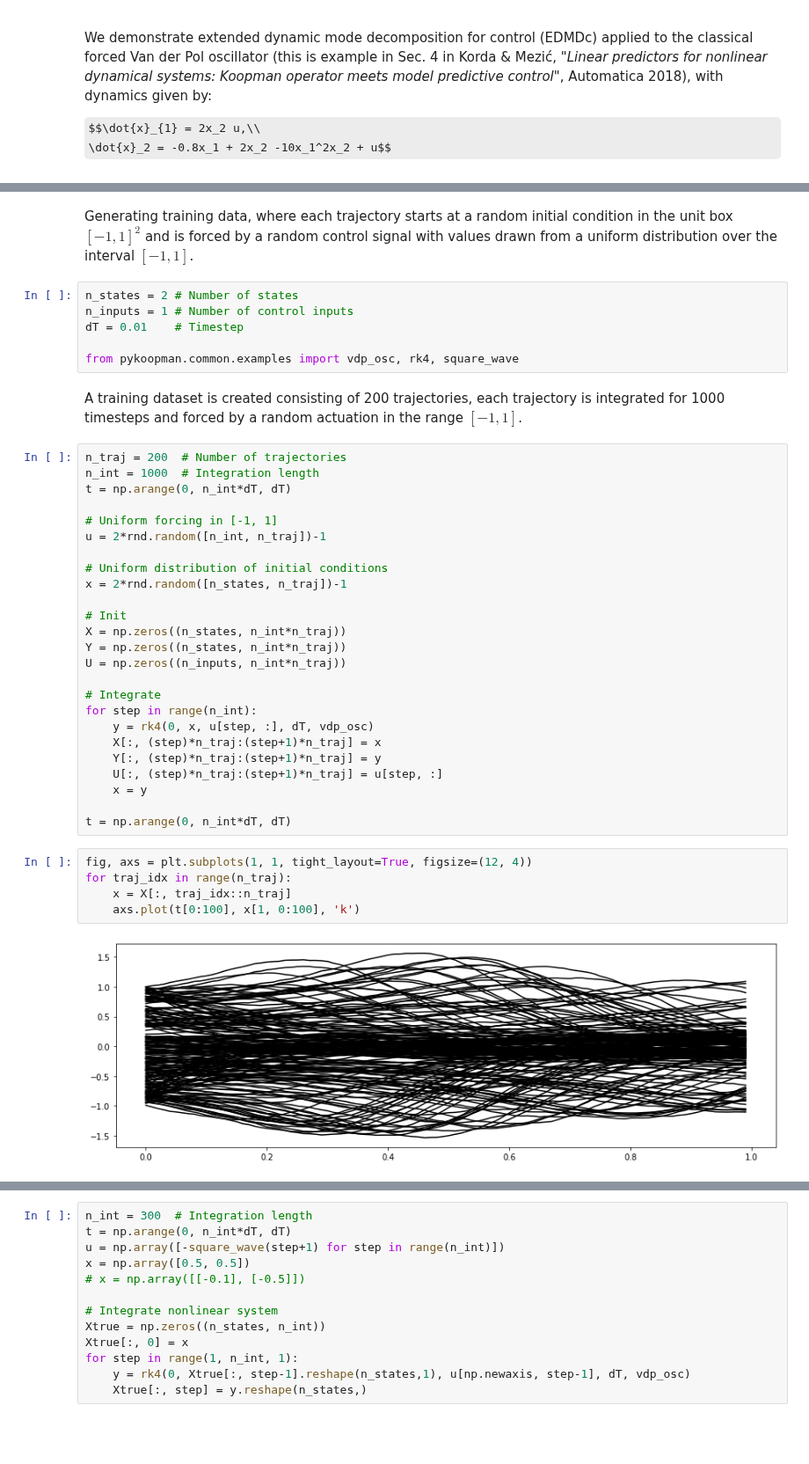
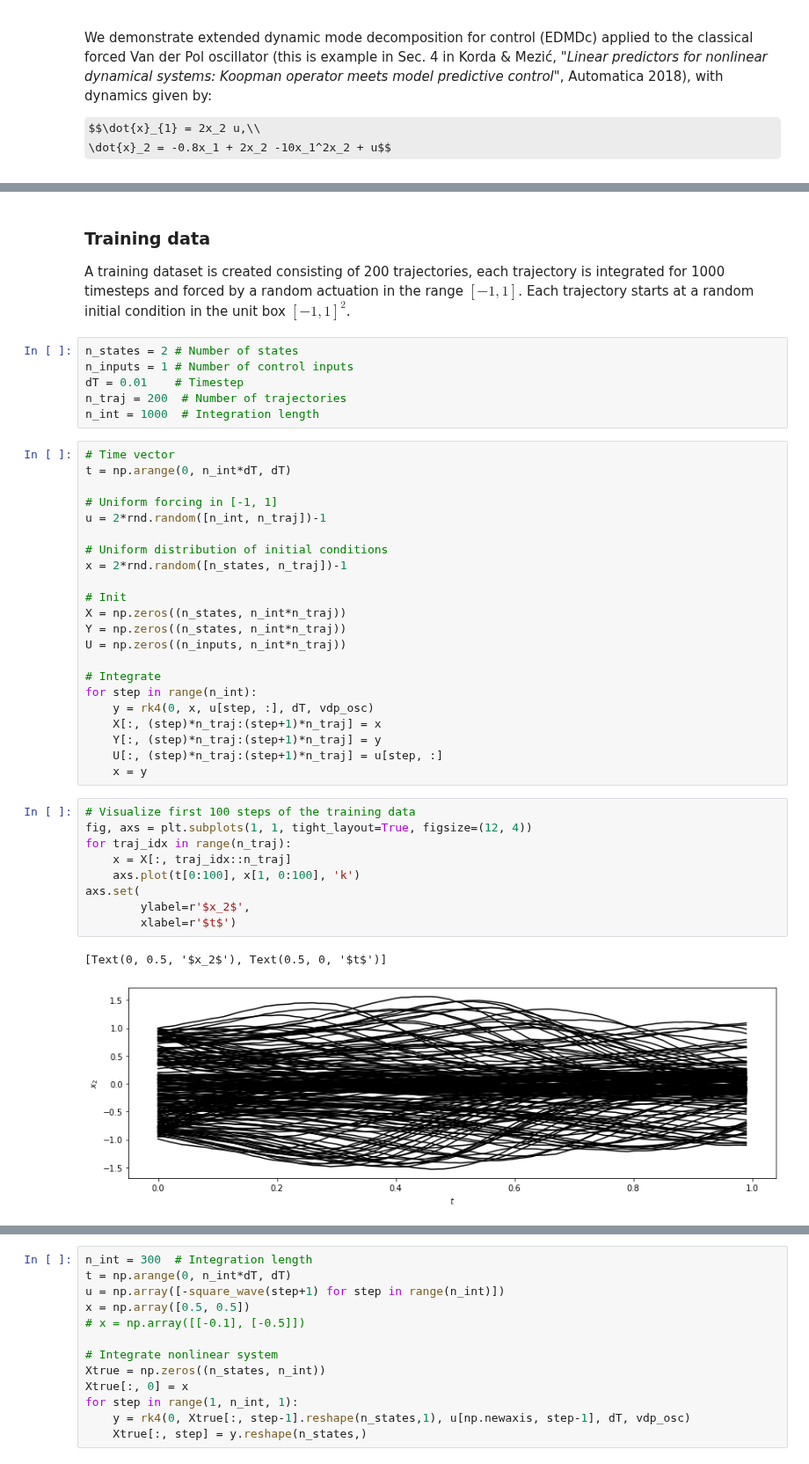
Before and after one commit to dynamicslab/pykoopman, a Jupyter notebook: examples/tutorial_koopman_edmdc.ipynb, the cells around one changed output, grey strips where cells are left out. Shown at 88% size. Cells and saved outputs as stored; diff of their text form; some formulas as TeX source; blank space fills up the shorter version.

Commit message:
doc: clean up example

```diff
--- a/examples/tutorial_koopman_edmdc.ipynb
+++ b/examples/tutorial_koopman_edmdc.ipynb
@@ -19,16 +19,14 @@ import pykoopman as pk
-# %% [markdown]
-Generating training data, where each trajectory starts at a random initial condition in the unit box $[-1,1]^2$ and is forced by a random control signal with values drawn from a uniform distribution over the interval $[-1,1]$.
+# %% [markdown]
+### Training data
+A training dataset is created consisting of 200 trajectories, each trajectory is integrated for 1000 timesteps and forced by a random actuation in the range $[-1,1]$. Each trajectory starts at a random initial condition in the unit box $[-1,1]^2$.
 # %%
 n_states = 2 # Number of states
 n_inputs = 1 # Number of control inputs
 dT = 0.01    # Timestep
-
-from pykoopman.common.examples import vdp_osc, rk4, square_wave
+n_traj = 200  # Number of trajectories
+n_int = 1000  # Integration length
-# %% [markdown]
-A training dataset is created consisting of 200 trajectories, each trajectory is integrated for 1000 timesteps and forced by a random actuation in the range $[-1,1]$.
 # %%
-n_traj = 200  # Number of trajectories
-n_int = 1000  # Integration length
+# Time vector
 t = np.arange(0, n_int*dT, dT)
 
 # Uniform forcing in [-1, 1]
@@ -49,12 +47,15 @@ for step in range(n_int):
     Y[:, (step)*n_traj:(step+1)*n_traj] = y
     U[:, (step)*n_traj:(step+1)*n_traj] = u[step, :]
     x = y
-
-t = np.arange(0, n_int*dT, dT)
 # %%
+# Visualize first 100 steps of the training data
 fig, axs = plt.subplots(1, 1, tight_layout=True, figsize=(12, 4))
 for traj_idx in range(n_traj):
     x = X[:, traj_idx::n_traj]
     axs.plot(t[0:100], x[1, 0:100], 'k')
+axs.set(
+        ylabel=r'$x_2$',
+        xlabel=r'$t$')
 # %% [output]
+[Text(0, 0.5, '$x_2$'), Text(0.5, 0, '$t$')]
-[figure, old version]
+[figure, new version]
```
Also changed, not shown: parts of 10 cells of this notebook.
